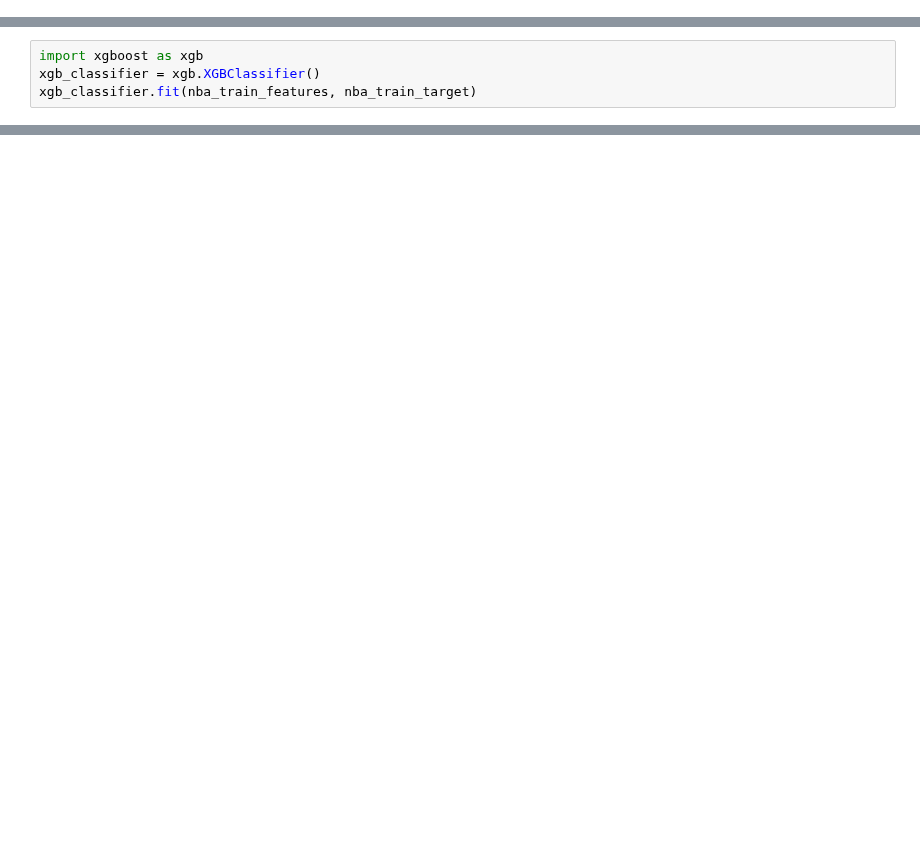
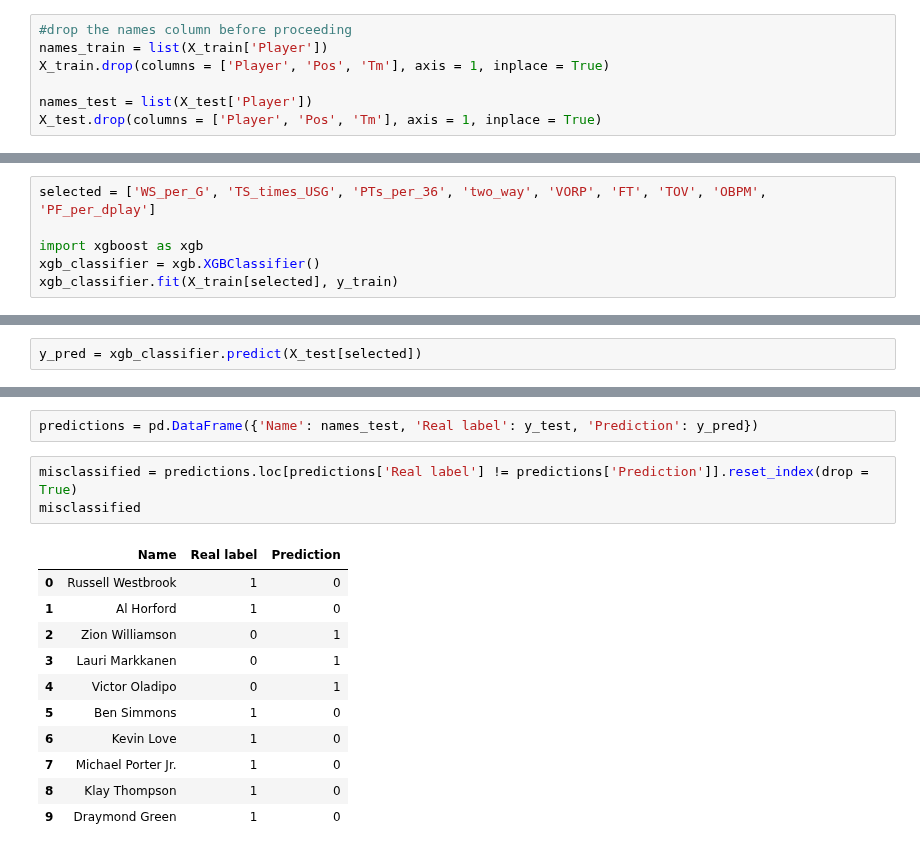
Before and after one commit to mnocerino23/NBA-Player-Classifier, a Jupyter notebook: xgboost.ipynb, the cells around one changed output, grey strips where cells are left out. Cells and saved outputs as stored; diff of their text form; blank space fills up the shorter version.

```diff
--- a/xgboost.ipynb
+++ b/xgboost.ipynb
@@ -42,0 +62,7 @@ nba_test_target = nba_test['class']
+# %%
+#drop the names column before proceeding
+names_train = list(X_train['Player'])
+X_train.drop(columns = ['Player', 'Pos', 'Tm'], axis = 1, inplace = True)
+
+names_test = list(X_test['Player'])
+X_test.drop(columns = ['Player', 'Pos', 'Tm'], axis = 1, inplace = True)
@@ -77,5 +101,7 @@ for item in top_features_ordered:
 # %%
+selected = ['WS_per_G', 'TS_times_USG', 'PTs_per_36', 'two_way', 'VORP', 'FT', 'TOV', 'OBPM', 'PF_per_dplay']
+
 import xgboost as xgb
 xgb_classifier = xgb.XGBClassifier()
-xgb_classifier.fit(nba_train_features, nba_train_target)
+xgb_classifier.fit(X_train[selected], y_train)
 # %% [output]
@@ -85 +119,3 @@ predictions = xgb_classifier.predict(nba_test_features)
+# %%
+y_pred = xgb_classifier.predict(X_test[selected])
 # %%
@@ -89,0 +147,17 @@ accuracy:  0.6779661016949152
+# %%
+predictions = pd.DataFrame({'Name': names_test, 'Real label': y_test, 'Prediction': y_pred})
+# %%
+misclassified = predictions.loc[predictions['Real label'] != predictions['Prediction']].reset_index(drop = True)
+misclassified
+# %% [output]
+|  | Name | Real label | Prediction |
+| 0 | Russell Westbrook | 1 | 0 |
+| 1 | Al Horford | 1 | 0 |
+| 2 | Zion Williamson | 0 | 1 |
+| 3 | Lauri Markkanen | 0 | 1 |
+| 4 | Victor Oladipo | 0 | 1 |
+| 5 | Ben Simmons | 1 | 0 |
+| 6 | Kevin Love | 1 | 0 |
+| 7 | Michael Porter Jr. | 1 | 0 |
+| 8 | Klay Thompson | 1 | 0 |
+| 9 | Draymond Green | 1 | 0 |
```
Also changed, not shown: parts of 21 cells of this notebook.
